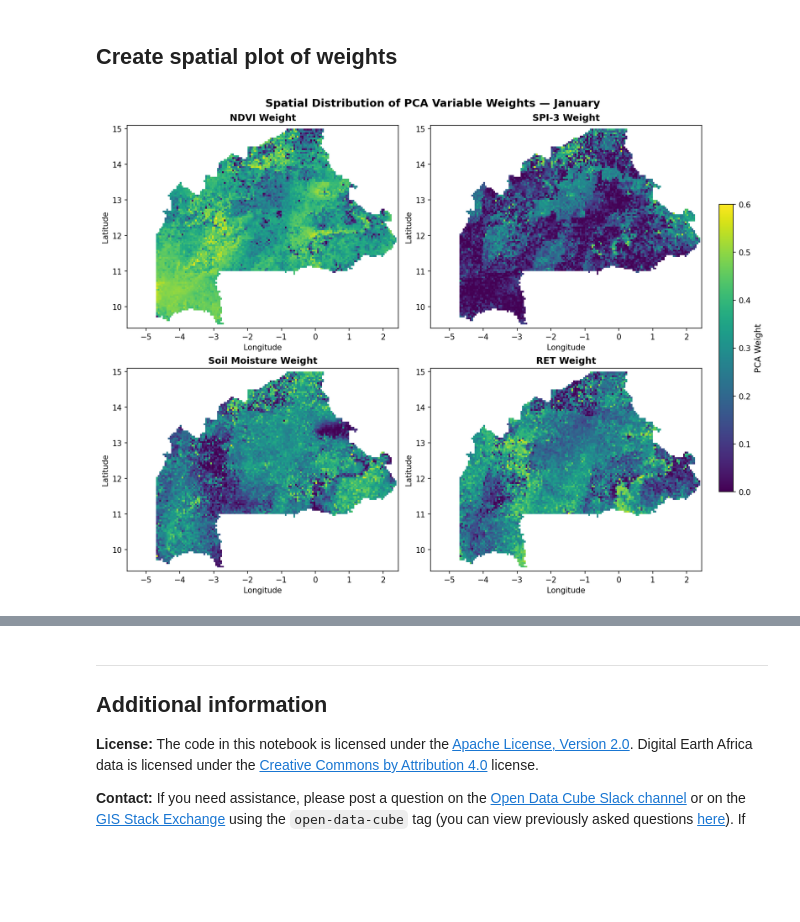
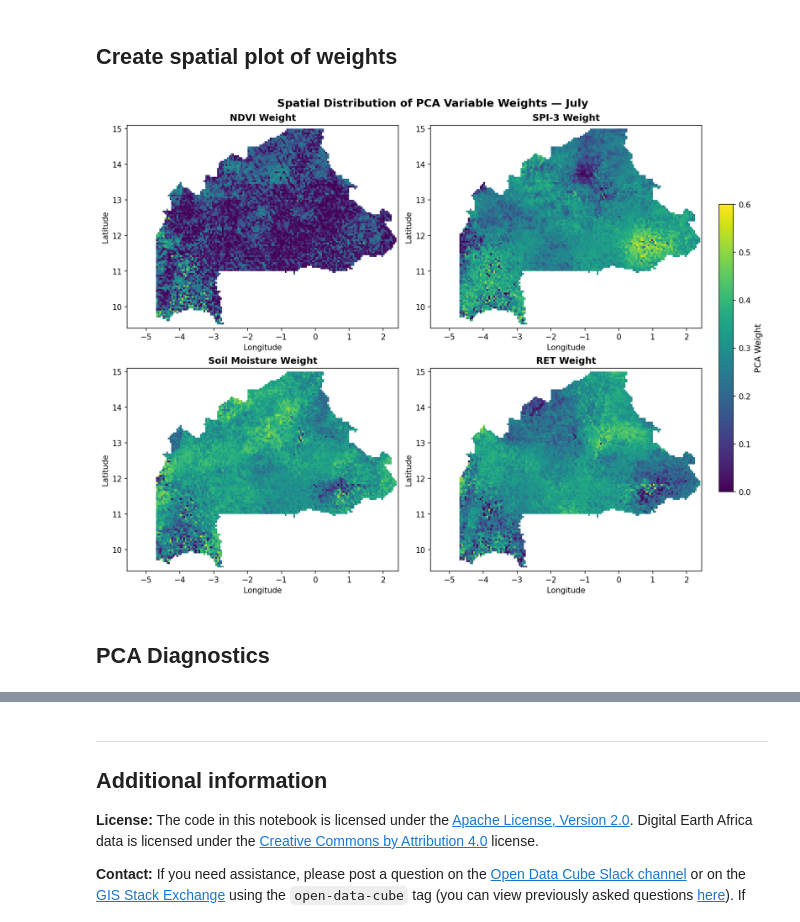
Before and after one commit to digitalearthafrica/deafrica-drought-monitor, a Jupyter notebook: Calculate_weights.ipynb, the cells around one changed output, grey strips where cells are left out. Saved outputs shown, nothing was run; the diff lists cells and outputs as text; code cells hidden in the pictures; blank space fills up the shorter version.

Commit message:
pca diagnostics

```diff
--- a/Calculate_weights.ipynb
+++ b/Calculate_weights.ipynb
@@ -143,6 +144,7 @@ ds_ls7 = load_ard(dc=dc,
               time=(start_date, end_date),
               resolution=(-0.05, 0.05),
               group_by="solar_day",
+              resampling="average",
               dask_chunks={'time':-1}
              )
 
@@ -206,6 +208,7 @@ ds_ls8 = load_ard(dc=dc,
               time=(start_date, end_date),
               resolution=(-0.05, 0.05),
               group_by="solar_day",
+              resampling="average",
               dask_chunks={'time':5}
              )
 
@@ -269,6 +272,7 @@ ds_ls9 = load_ard(dc=dc,
               time=(start_date, end_date),
               resolution=(-0.05, 0.05),
               group_by="solar_day",
+              resampling="average",
               dask_chunks={'time':5}
              )
 
@@ -1180,0 +1173,23 @@ All valid cells sum to 1.0: True
+# %%
+g = ds_pca_diagnostics["pc1_var_pct"].plot(
+    col="month",
+    col_wrap=4,
+    figsize=(14, 9),
+    cmap="RdYlGn",
+    vmin=35.0,  # Below ~35-40% signals weak physical coupling (random = 25%)
+    vmax=80.0,
+    cbar_kwargs={"label": "PC1 Explained Variance (%)", "shrink": 0.8},
+)
+
+for m, ax in zip(range(1, 13), g.axs.flat):
+    ax.set_title(calendar.month_name[m], fontsize=11, fontweight="bold")
+    ax.set_xlabel("")
+    ax.set_ylabel("")
+
+g.fig.suptitle(
+    "Monthly PC1 Explained Variance (%) Across Grid Cells",
+    fontsize=14,
+    fontweight="bold",
+    y=1.02,
+)
+plt.show()
@@ -1251,7 +1308,7 @@ plt.show()
 ## Create spatial plot of weights
 # %%
 # Select the month you want to inspect (1 = Jan, ..., 8 = Aug)
-selected_month = 1
+selected_month = 7
 
 var_names = ["ndvi", "SPI_3", "soil-moisture", "ret"]
 titles = {
@@ -1263,31 +1320,33 @@ titles = {
 
 ds_m = ds_monthly_weights.sel(month=selected_month)
 
 fig, axes = plt.subplots(2, 2, figsize=(12, 9), dpi=150, constrained_layout=True)
 
 for ax, v in zip(axes.flat, var_names):
     im = ds_m[v].plot(
         ax=ax,
         cmap="viridis",
         vmin=0.0,
         vmax=0.6,  # Adjust if individual cell weights peak higher
         add_colorbar=False,
     )
     ax.set_title(titles[v], fontsize=12, fontweight="bold")
     ax.set_xlabel("Longitude")
     ax.set_ylabel("Latitude")
 
 # Single shared colorbar across all 4 subplots
 cbar = fig.colorbar(im, ax=axes, orientation="vertical", fraction=0.025, pad=0.03)
 cbar.set_label("PCA Weight", fontsize=11)
 
 month_name = calendar.month_name[selected_month]
 fig.suptitle(
     f"Spatial Distribution of PCA Variable Weights — {month_name}",
     fontsize=14,
     fontweight="bold",
 )
 
 plt.show()
 # %% [output]
-[figure, old version]
+[figure, new version]
+# %% [markdown]
+## PCA Diagnostics
```
Also changed, not shown: parts of 14 cells of this notebook, 1 other file.
